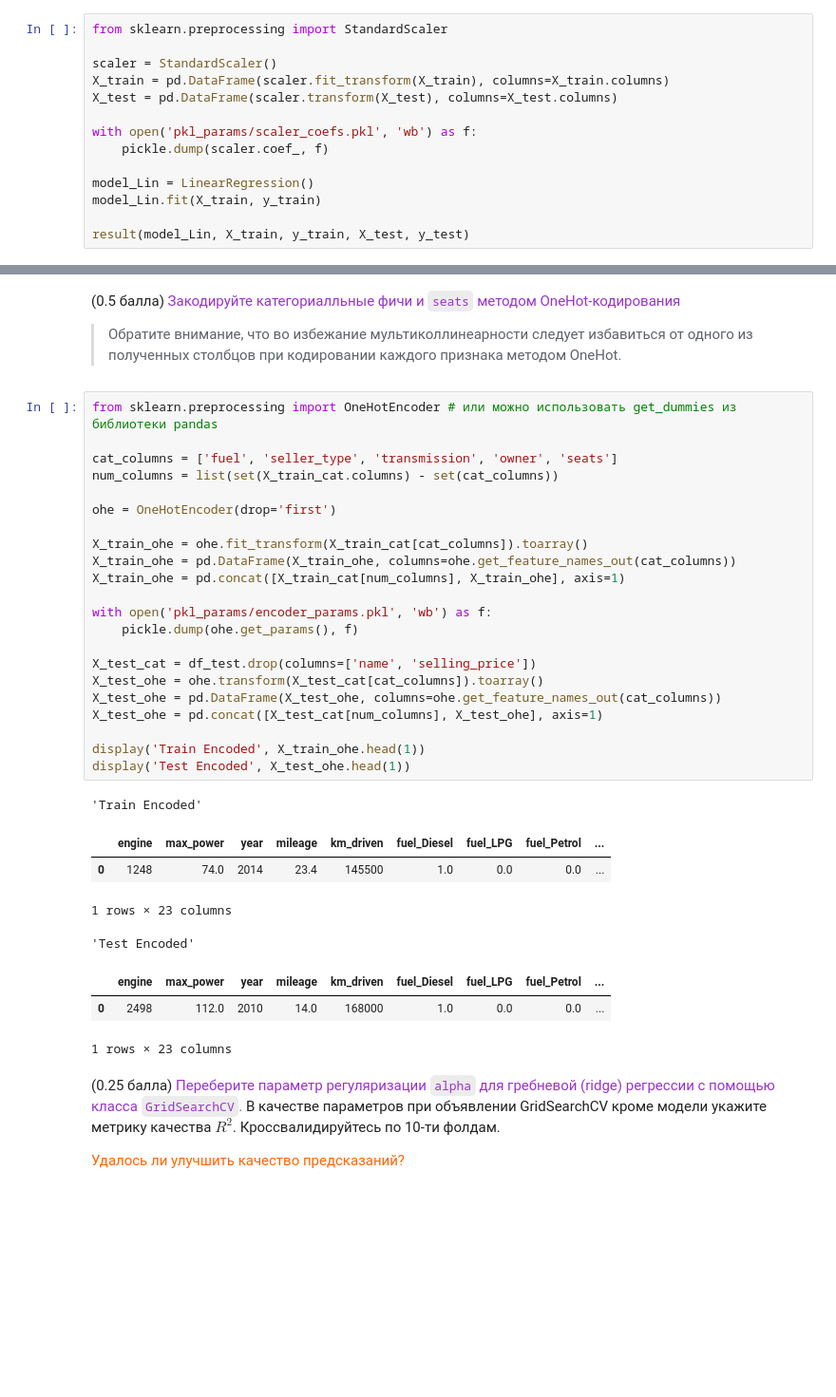
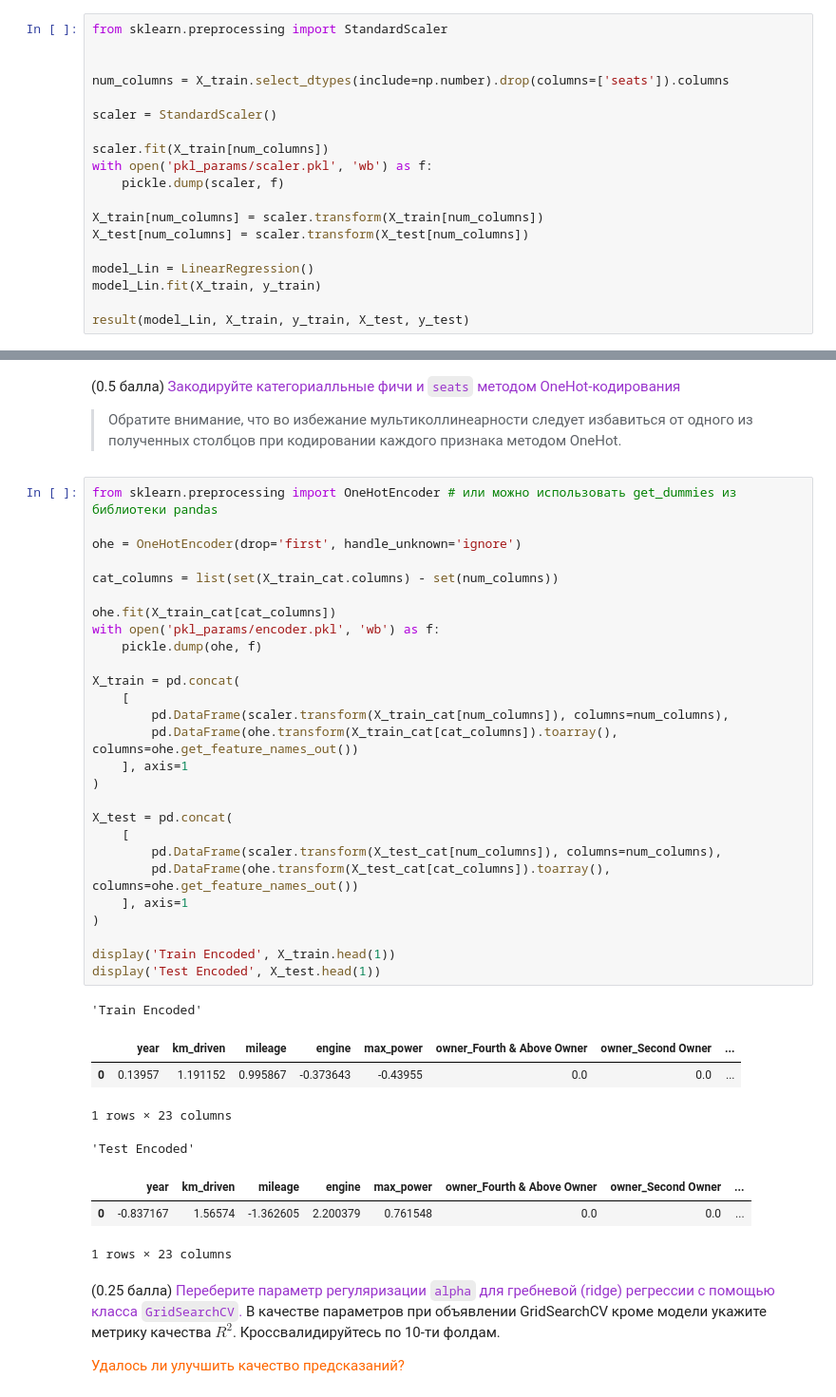
Before and after one commit to Admiral76/ML_HW1_carPrice, a Jupyter notebook: HW1_Regression_with_inference.ipynb, the cells around one changed output, grey strips where cells are left out. Shown at 95% size. Cells and saved outputs as stored; diff of their text form; blank space fills up the shorter version.

```diff
--- a/HW1_Regression_with_inference.ipynb
+++ b/HW1_Regression_with_inference.ipynb
@@ -422,12 +422,17 @@ MSE  1.168742e+11  2.332988e+11
 # %%
 from sklearn.preprocessing import StandardScaler
 
+
+num_columns = X_train.select_dtypes(include=np.number).drop(columns=['seats']).columns
+
 scaler = StandardScaler()
-X_train = pd.DataFrame(scaler.fit_transform(X_train), columns=X_train.columns)
-X_test = pd.DataFrame(scaler.transform(X_test), columns=X_test.columns)
 
-with open('pkl_params/scaler_coefs.pkl', 'wb') as f:
-    pickle.dump(scaler.coef_, f)
+scaler.fit(X_train[num_columns])
+with open('pkl_params/scaler.pkl', 'wb') as f:
+    pickle.dump(scaler, f)
+
+X_train[num_columns] = scaler.transform(X_train[num_columns])
+X_test[num_columns] = scaler.transform(X_test[num_columns])
 
 model_Lin = LinearRegression()
 model_Lin.fit(X_train, y_train)
@@ -599,33 +605,38 @@ X_train_cat.describe(include='object')
 # %%
 from sklearn.preprocessing import OneHotEncoder # или можно использовать get_dummies из библиотеки pandas
 
-cat_columns = ['fuel', 'seller_type', 'transmission', 'owner', 'seats']
-num_columns = list(set(X_train_cat.columns) - set(cat_columns))
+ohe = OneHotEncoder(drop='first', handle_unknown='ignore')
 
-ohe = OneHotEncoder(drop='first')
+cat_columns = list(set(X_train_cat.columns) - set(num_columns))
 
-X_train_ohe = ohe.fit_transform(X_train_cat[cat_columns]).toarray()
-X_train_ohe = pd.DataFrame(X_train_ohe, columns=ohe.get_feature_names_out(cat_columns))
-X_train_ohe = pd.concat([X_train_cat[num_columns], X_train_ohe], axis=1)
+ohe.fit(X_train_cat[cat_columns])
+with open('pkl_params/encoder.pkl', 'wb') as f:
+    pickle.dump(ohe, f)
 
-with open('pkl_params/encoder_params.pkl', 'wb') as f:
-    pickle.dump(ohe.get_params(), f)
+X_train = pd.concat(
+    [
+        pd.DataFrame(scaler.transform(X_train_cat[num_columns]), columns=num_columns),
+        pd.DataFrame(ohe.transform(X_train_cat[cat_columns]).toarray(), columns=ohe.get_feature_names_out())
+    ], axis=1
+)
 
-X_test_cat = df_test.drop(columns=['name', 'selling_price'])
-X_test_ohe = ohe.transform(X_test_cat[cat_columns]).toarray()
-X_test_ohe = pd.DataFrame(X_test_ohe, columns=ohe.get_feature_names_out(cat_columns))
-X_test_ohe = pd.concat([X_test_cat[num_columns], X_test_ohe], axis=1)
+X_test = pd.concat(
+    [
+        pd.DataFrame(scaler.transform(X_test_cat[num_columns]), columns=num_columns),
+        pd.DataFrame(ohe.transform(X_test_cat[cat_columns]).toarray(), columns=ohe.get_feature_names_out())
+    ], axis=1
+)
 
-display('Train Encoded', X_train_ohe.head(1))
-display('Test Encoded', X_test_ohe.head(1))
+display('Train Encoded', X_train.head(1))
+display('Test Encoded', X_test.head(1))
 # %% [output]
 'Train Encoded'
-|  | engine | max_power | year | mileage | km_driven | fuel_Diesel | fuel_LPG | fuel_Petrol | ... |
-| 0 | 1248 | 74.0 | 2014 | 23.4 | 145500 | 1.0 | 0.0 | 0.0 | ... |
+|  | year | km_driven | mileage | engine | max_power | owner_Fourth & Above Owner | owner_Second Owner | ... |
+| 0 | 0.13957 | 1.191152 | 0.995867 | -0.373643 | -0.43955 | 0.0 | 0.0 | ... |
 1 rows × 23 columns
 'Test Encoded'
-|  | engine | max_power | year | mileage | km_driven | fuel_Diesel | fuel_LPG | fuel_Petrol | ... |
-| 0 | 2498 | 112.0 | 2010 | 14.0 | 168000 | 1.0 | 0.0 | 0.0 | ... |
+|  | year | km_driven | mileage | engine | max_power | owner_Fourth & Above Owner | owner_Second Owner | ... |
+| 0 | -0.837167 | 1.56574 | -1.362605 | 2.200379 | 0.761548 | 0.0 | 0.0 | ... |
 1 rows × 23 columns
 # %% [markdown]
 (0.25 балла) <font color='#9933CC'>Переберите параметр регуляризации `alpha` для гребневой (ridge) регрессии с помощью класса `GridSearchCV`.</font> В качестве параметров при объявлении GridSearchCV кроме модели укажите метрику качества $R^2$. Кроссвалидируйтесь по 10-ти фолдам.
```
Also changed, not shown: parts of 10 cells of this notebook, 10 other files.
